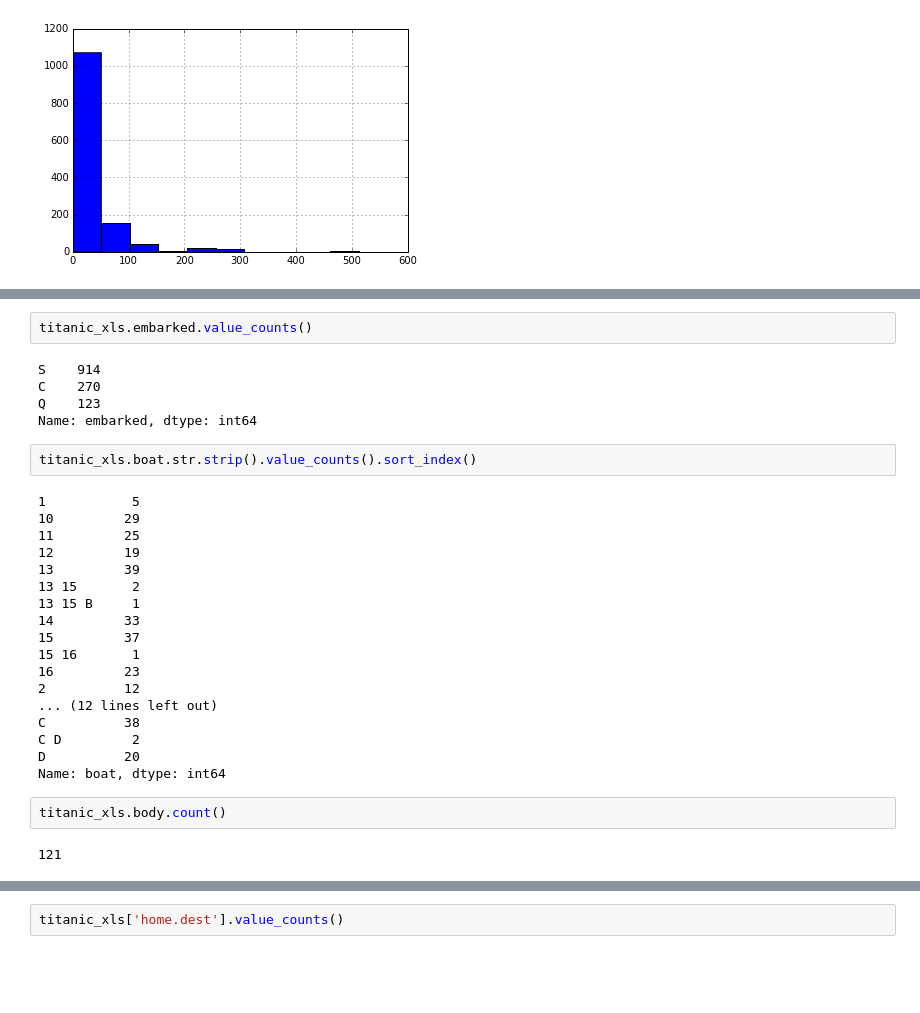
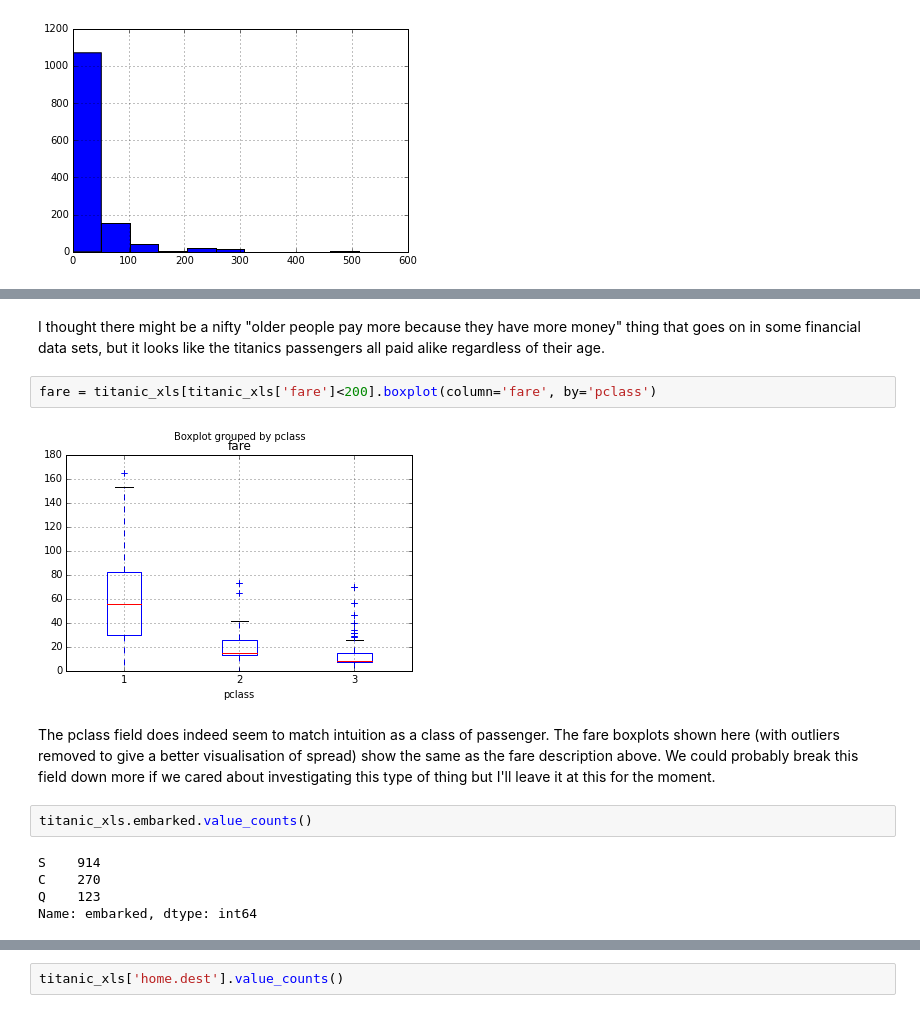
Before and after one commit to daidoji/Kaggle, a Jupyter notebook: Titanic Quick Exploration.ipynb, the cells around one changed output, grey strips where cells are left out. Cells and saved outputs as stored; diff of their text form; blank space fills up the shorter version.

```diff
--- a/Titanic Quick Exploration.ipynb
+++ b/Titanic Quick Exploration.ipynb
@@ -57,3 +86,11 @@ titanic_xls.head(5)
+# %% [markdown]
+I thought there might be a nifty "older people pay more because they have more money" thing that goes on in some financial data sets, but it looks like the titanics passengers all paid alike regardless of their age.
+# %%
+fare = titanic_xls[titanic_xls['fare']<200].boxplot(column='fare', by='pclass')
+# %% [output]
+[figure, added]
+# %% [markdown]
+The pclass field does indeed seem to match intuition as a class of passenger.  The fare boxplots shown here (with outliers removed to give a better visualisation of spread) show the same as the fare description above.  We could probably break this field down more if we cared about investigating this type of thing but I'll leave it at this for the moment.
 # %%
 titanic_xls.embarked.value_counts()
 # %% [output]
@@ -61,27 +98,3 @@ S    914
 C    270
 Q    123
 Name: embarked, dtype: int64
-# %%
-titanic_xls.boat.str.strip().value_counts().sort_index()
-# %% [output]
-1           5
-10         29
-11         25
-12         19
-13         39
-13 15       2
-13 15 B     1
-14         33
-15         37
-15 16       1
-16         23
-2          12
-... (12 lines left out)
-C          38
-C D         2
-D          20
-Name: boat, dtype: int64
-# %%
-titanic_xls.body.count()
-# %% [output]
-121
```
Also changed, not shown: parts of 21 cells of this notebook.
